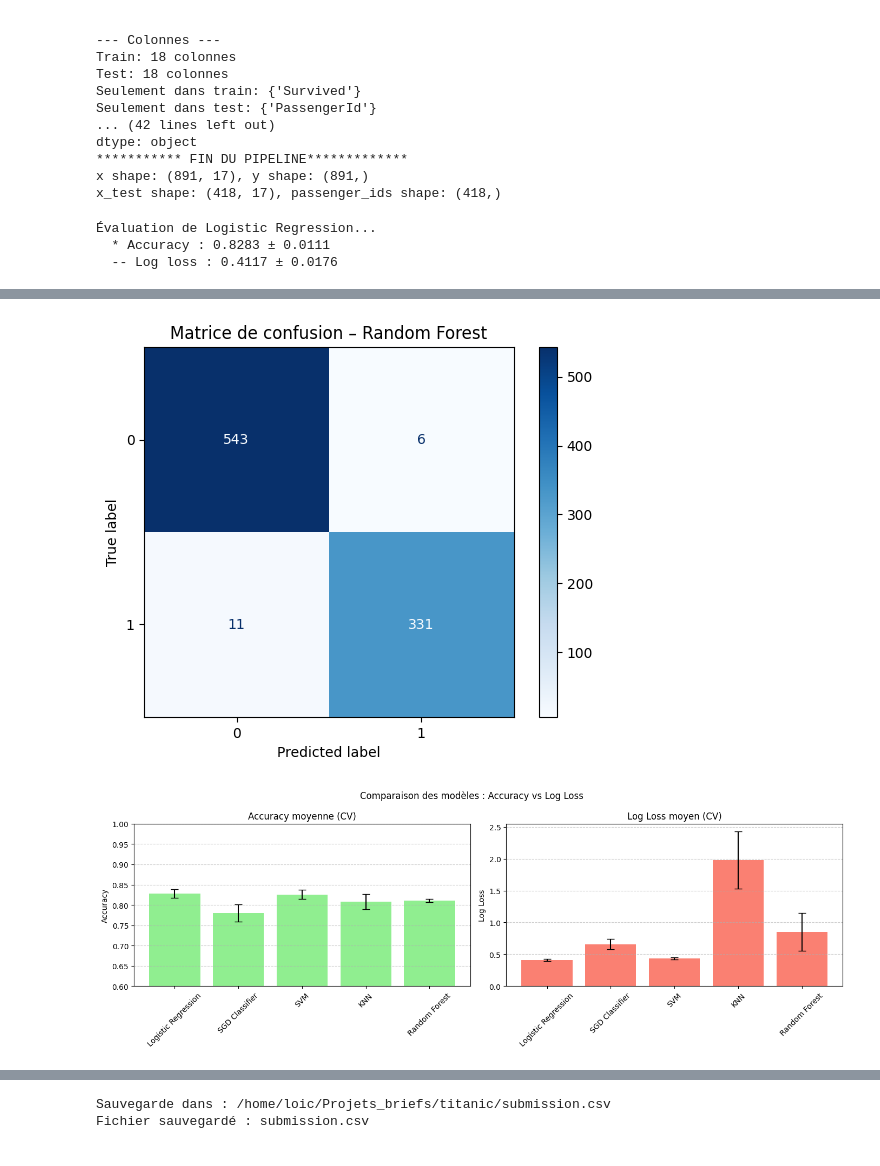
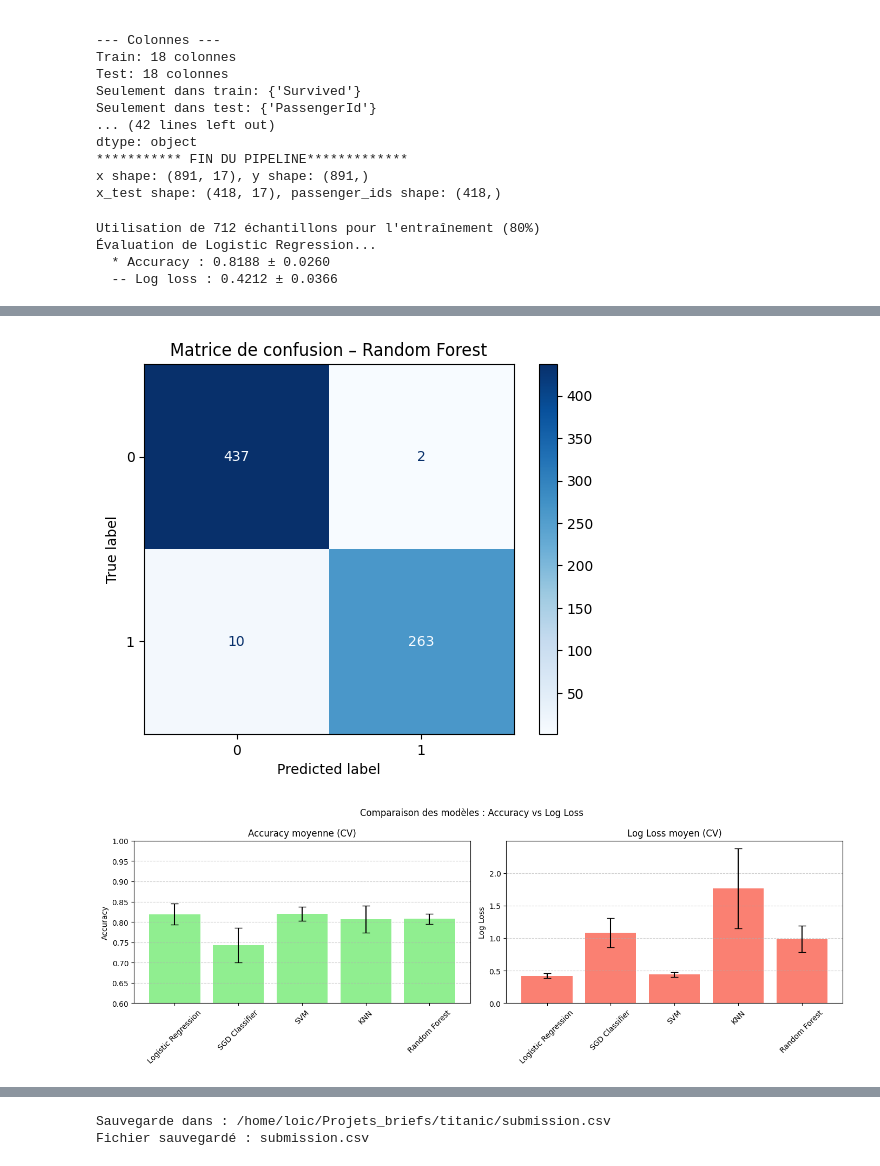
Before and after one commit to loicgoi/titanic, a Jupyter notebook: titanic.ipynb, the cells around one changed output, grey strips where cells are left out. Drawn from its saved outputs; the diff is of its cells as text; code cells hidden in the pictures.

```diff
--- a/titanic.ipynb
+++ b/titanic.ipynb
@@ -373,6 +639,39 @@ def evaluate_models(x, y, cv=5, train_size=1.0):
 # %%
 # Fonction affichage des résultats
 def plot_results(results):
+
+    """
+    Affiche un résumé visuel des performances des modèles évalués.
+
+    Produit deux barres d’erreur côte-à-côte :
+    - Accuracy moyenne (axe y : 0.6 – 1.0).
+    - Log-loss moyenne.
+
+    Arg
+    ----------
+    results : dict
+        Dictionnaire produit par `evaluate_models`, structuré comme :
+        {
+            "NomModèle": {
+                "accuracy_mean": float,
+                "accuracy_std" : float,
+                "logloss_mean" : float,
+                "logloss_std"  : float
+            }, ...
+        }
+
+    Display
+    ---------
+    Figure matplotlib contenant :
+    - Deux sous-graphiques avec barres verticales et barres d’erreur.
+    - Titres, labels, grille et rotation des étiquettes pour lisibilité.
+
+    Returns
+    --------
+    None
+        Le graphique est directement affiché via `plt.show()`.
+    """
+
     model_names = list(results.keys())
 
     accuracies = [results[m]["accuracy_mean"] for m in model_names]
@@ -405,9 +704,10 @@ def plot_results(results):
     plt.show()
 
 # On sélectionne la taille de l'échantillon d'entraînement
-results = evaluate_models(x, y, train_size=1.0)
+results = evaluate_models(x, y, train_size=0.8)
 plot_results(results)
 # %% [output]
+Utilisation de 712 échantillons pour l'entraînement (80%)
 Évaluation de Logistic Regression...
-  * Accuracy : 0.8283 ± 0.0111
-  -- Log loss : 0.4117 ± 0.0176
+  * Accuracy : 0.8188 ± 0.0260
+  -- Log loss : 0.4212 ± 0.0366
@@ -430,2 +730,2 @@ plot_results(results)
-[figure, old version]
+[figure, new version]
-[figure, old version]
+[figure, new version]
```
Also changed, not shown: parts of 14 cells of this notebook.
